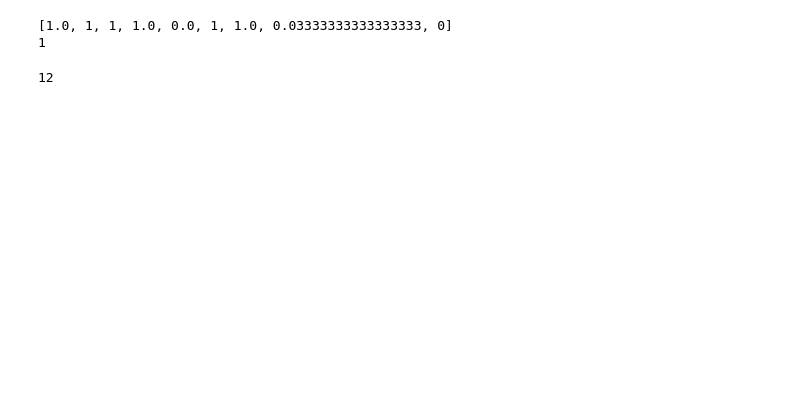
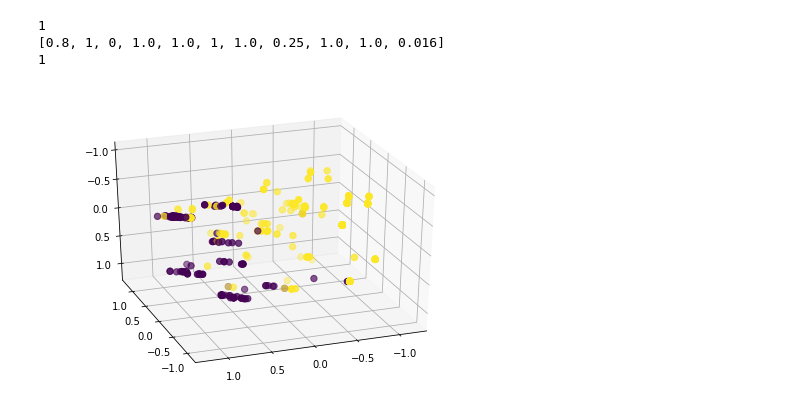
Before and after one commit to Joostrothweiler/politags, a Jupyter notebook: notebooks/experiments/NED Stress test.ipynb, the cells around one changed output. Saved outputs shown, nothing was run; the diff lists cells and outputs as text; code cells hidden in the pictures; blank space fills up the shorter version.

```diff
--- a/notebooks/experiments/NED Stress test.ipynb
+++ b/notebooks/experiments/NED Stress test.ipynb
@@ -12,22 +1,51 @@ data = [
+# %%
+import json
+
+data = json.load(open('../../data_resources/ned/training/ned_db_training_file_2018_05_21_10_31_41.json'))
 # %%
+candidates = []
 X = []
 y = []
 
 for i in range(0,len(data)):
     obj = data[i]
+    candidates.append(obj[2])
     X.append(obj[4:-1])
     y.append(obj[-1])
 
-# 0.7272727272727273,1,0,1.0,1.0,1,1.0,0.14285714285714285,1.0,
-print(X[-1])
+
 # 1
-print(y[-1])
+print(candidates[-2])
+# 0.8,1,0,1.0,1.0,1,1.0,0.25,1.0,1.0,0.016
+print(X[-2])
+# 1
+print(y[-2])
 # %% [output]
-[1.0, 1, 1, 1.0, 0.0, 1, 1.0, 0.03333333333333333, 0]
 1
+[0.8, 1, 0, 1.0, 1.0, 1, 1.0, 0.25, 1.0, 1.0, 0.016]
+1
-# %%
-a = '123'
-a = a[0:-1]
-print(a)
-# %% [output]
-12
+# %%
+import matplotlib.pyplot as plt
+from mpl_toolkits.mplot3d import Axes3D
+from sklearn import datasets
+from sklearn.decomposition import PCA
+import numpy as np
+from sklearn import svm
+clf = svm.SVC(gamma=0.001, C=100.)
+
+X = np.array(X)
+
+clf.fit(X,y)
+
+
+# To getter a better understanding of interaction of the dimensions
+# plot the first three PCA dimensions
+fig = plt.figure()
+ax = fig.add_subplot(111, projection='3d')
+
+ax = Axes3D(fig, elev=-150, azim=110)
+X_reduced = PCA(n_components=3).fit_transform(X)
+ax.scatter(X_reduced[:, 0], X_reduced[:, 1], X_reduced[:, 2], c=y, s=40)
+plt.show()
+# %% [output]
+[figure, added]
```
Also changed, not shown: parts of 5 cells of this notebook.
